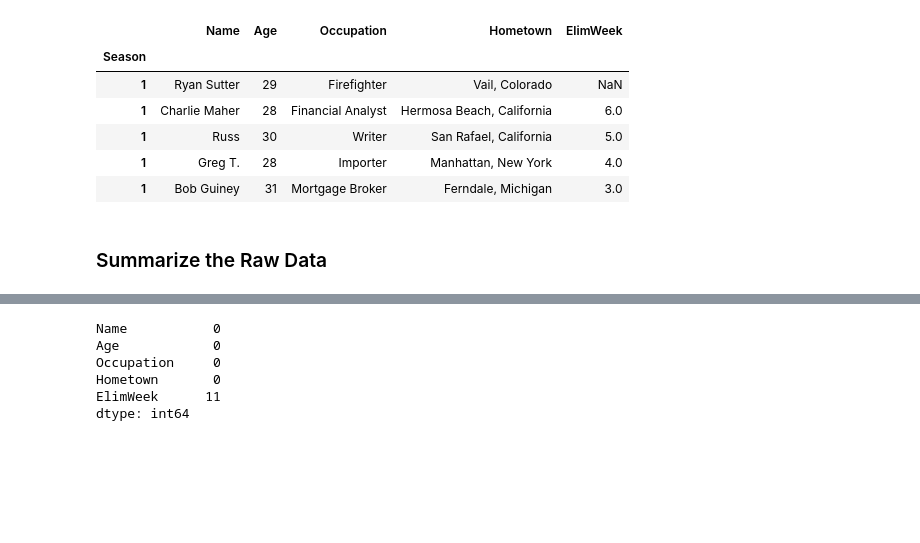
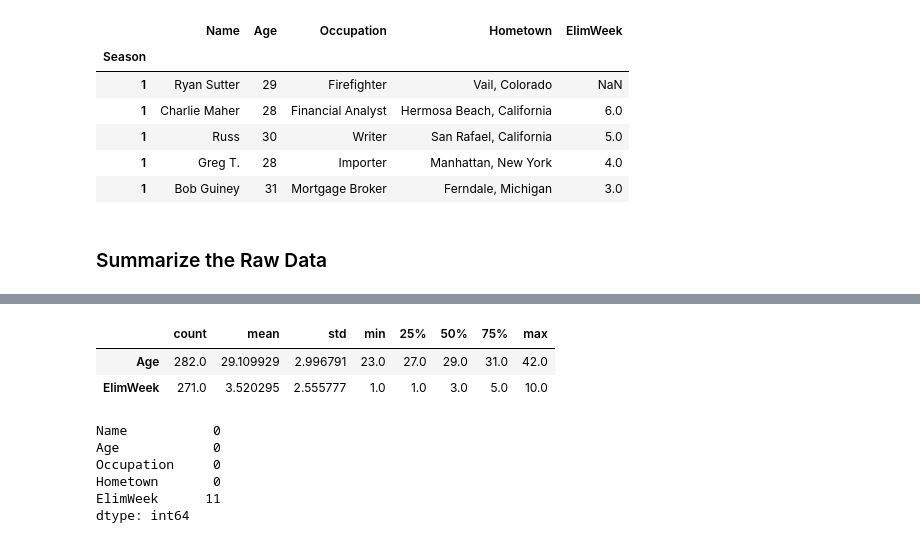
Before and after one commit to KwameTaylor/bachelorette-predictor, a Jupyter notebook: kaggle-datasets/explore.ipynb, the cells around one changed output, grey strips where cells are left out. Cells and saved outputs as stored; diff of their text form; code cells hidden in the pictures; blank space fills up the shorter version.

```diff
--- a/kaggle-datasets/explore.ipynb
+++ b/kaggle-datasets/explore.ipynb
@@ -53,5 +53,11 @@ Data columns (total 5 columns):
 dtypes: float64(1), int64(1), object(3)
 memory usage: 13.2+ KB
+# %%
+df.describe().T
+# %% [output]
+|  | count | mean | std | min | 25% | 50% | 75% | max |
+| Age | 282.0 | 29.109929 | 2.996791 | 23.0 | 27.0 | 29.0 | 31.0 | 42.0 |
+| ElimWeek | 271.0 | 3.520295 | 2.555777 | 1.0 | 1.0 | 3.0 | 5.0 | 10.0 |
 # %%
 # check for nulls
 df.isnull().sum()
```
Also changed, not shown: parts of 6 cells of this notebook.
